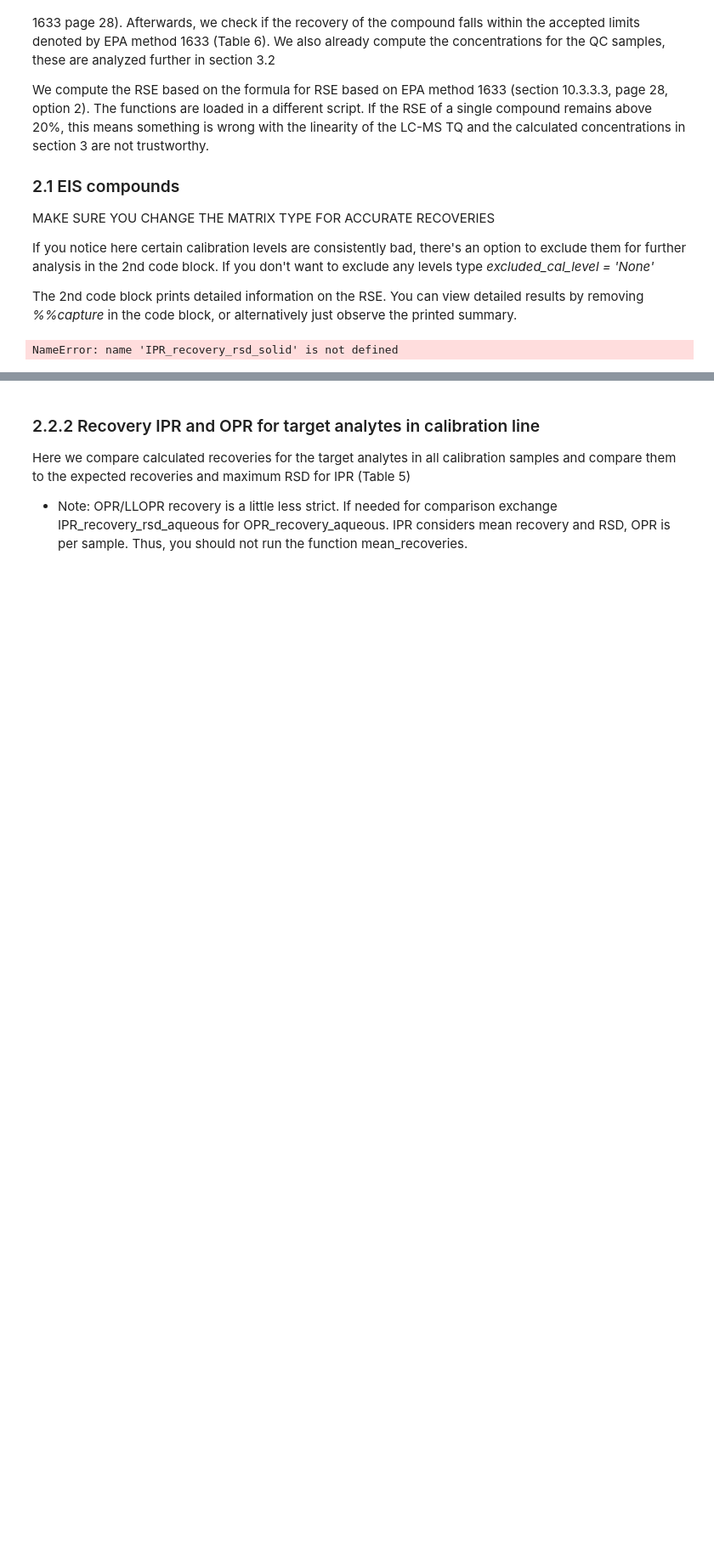
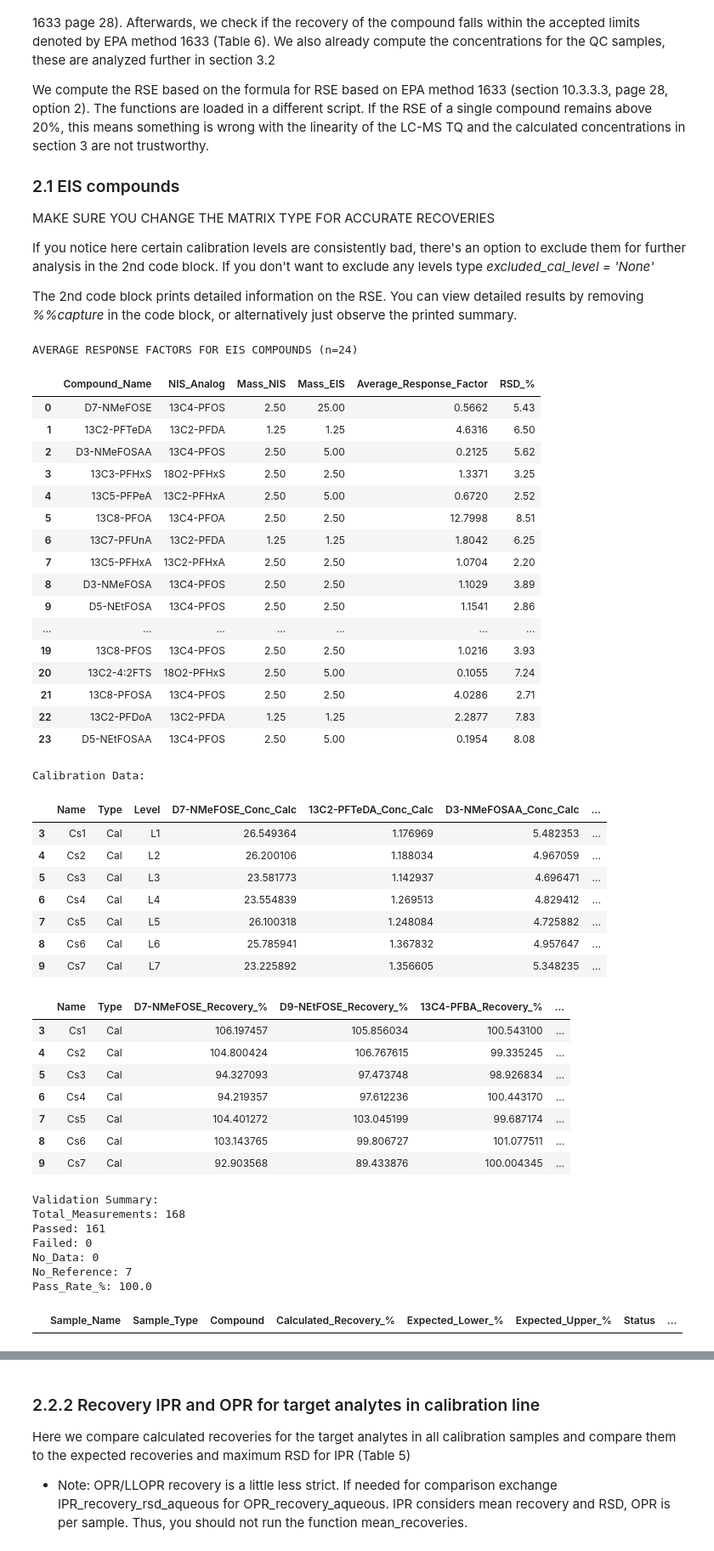
Before and after one commit to valeriederijk/UU_PFAS_lab, a Jupyter notebook: Quantitative_calc_PFAS_clean2.ipynb, the cells around one changed output, grey strips where cells are left out. Shown: that part at 85% size. Drawn from its saved outputs; the diff is of its cells as text; code cells hidden in the pictures; blank space fills up the shorter version.

```diff
--- a/Quantitative_calc_PFAS_clean2.ipynb
+++ b/Quantitative_calc_PFAS_clean2.ipynb
@@ -41,9 +57,9 @@ from solutions import calibration_solutions
 
 # computation of EIS concentration and recovery rate
 from solutions import NIS_stock, EIS_stock
-from allowed_recoveries import EIS_NIS_compound_recovery_aqueous,EIS_NIS_compound_recovery_solid, OPR_recovery_aqueous, OPR_recovery_solid, IPR_recovery_rsd_solid
+from allowed_recoveries import EIS_NIS_compound_recovery_aqueous,EIS_NIS_compound_recovery_solid, OPR_recovery_aqueous, OPR_recovery_solid, IPR_recovery_rsd_solid, IPR_recovery_rsd_aqueous
 
-matrix_type = "solid"  # or "solid
+matrix_type = "aqueous"  # or "solid
 
 # Select appropriate recovery limits based on matrix type
 if matrix_type.lower() == "aqueous":
@@ -58,34 +74,76 @@ else:
     raise ValueError(f"Unknown matrix type: {matrix_type}. Use 'aqueous' or 'solid'")
 
 #calculations
 eis_RFS = calculate_average_RFs_EIS(rawdata, EIS_NIS_analogs, calibration_solutions)
 
 
 Ws_cal = 0.25#ml
 dilution_NIS_stock_cal = 40 #dilution cal
 dilution_EIS_stock_cal = 40 #dilution cal
 spiked_amount_cal = 0.05 #ml
 Df_cal = 1 #dilution factor
 spiked_amount = 0.05 #ml
 
 dilution_EIS_stock = 2
 spiked_amount_EIS =0.05 #ml
 
 #calibration line
 conc_EIS_cal, conc_QC = calculate_conc_EIS_cal(rawdata, eis_RFS, dilution_NIS_stock_cal, Ws_cal,
                           EIS_NIS_analogs, Df_cal, NIS_stock, spiked_amount_cal)
 
 calculated_recoveries_EIS_cal = calculate_recoveries(conc_EIS_cal, expected_concs_EIS)
 
 validation_results_cal= validate_recoveries(calculated_recoveries_EIS_cal, EIS_NIS_compound_recovery)
 summary_cal = summarize_validation_results(validation_results_cal)
 print("Validation Summary:")
 for key, value in summary_cal['Overall'].items():
     print(f"{key}: {value}")
 
 failed_recoveries_cal = get_failed_recoveries(validation_results_cal)
 # %% [output]
-NameError: name 'IPR_recovery_rsd_solid' is not defined
+AVERAGE RESPONSE FACTORS FOR EIS COMPOUNDS (n=24)
+|  | Compound_Name | NIS_Analog | Mass_NIS | Mass_EIS | Average_Response_Factor | RSD_% |
+| 0 | D7-NMeFOSE | 13C4-PFOS | 2.50 | 25.00 | 0.5662 | 5.43 |
+| 1 | 13C2-PFTeDA | 13C2-PFDA | 1.25 | 1.25 | 4.6316 | 6.50 |
+| 2 | D3-NMeFOSAA | 13C4-PFOS | 2.50 | 5.00 | 0.2125 | 5.62 |
+| 3 | 13C3-PFHxS | 18O2-PFHxS | 2.50 | 2.50 | 1.3371 | 3.25 |
+| 4 | 13C5-PFPeA | 13C2-PFHxA | 2.50 | 5.00 | 0.6720 | 2.52 |
+| 5 | 13C8-PFOA | 13C4-PFOA | 2.50 | 2.50 | 12.7998 | 8.51 |
+| 6 | 13C7-PFUnA | 13C2-PFDA | 1.25 | 1.25 | 1.8042 | 6.25 |
+| 7 | 13C5-PFHxA | 13C2-PFHxA | 2.50 | 2.50 | 1.0704 | 2.20 |
+| 8 | D3-NMeFOSA | 13C4-PFOS | 2.50 | 2.50 | 1.1029 | 3.89 |
+| 9 | D5-NEtFOSA | 13C4-PFOS | 2.50 | 2.50 | 1.1541 | 2.86 |
+| ... | ... | ... | ... | ... | ... | ... |
+| 19 | 13C8-PFOS | 13C4-PFOS | 2.50 | 2.50 | 1.0216 | 3.93 |
+| 20 | 13C2-4:2FTS | 18O2-PFHxS | 2.50 | 5.00 | 0.1055 | 7.24 |
+| 21 | 13C8-PFOSA | 13C4-PFOS | 2.50 | 2.50 | 4.0286 | 2.71 |
+| 22 | 13C2-PFDoA | 13C2-PFDA | 1.25 | 1.25 | 2.2877 | 7.83 |
+| 23 | D5-NEtFOSAA | 13C4-PFOS | 2.50 | 5.00 | 0.1954 | 8.08 |
+Calibration Data:
+|  | Name | Type | Level | D7-NMeFOSE_Conc_Calc | 13C2-PFTeDA_Conc_Calc | D3-NMeFOSAA_Conc_Calc | ... |
+| 3 | Cs1 | Cal | L1 | 26.549364 | 1.176969 | 5.482353 | ... |
+| 4 | Cs2 | Cal | L2 | 26.200106 | 1.188034 | 4.967059 | ... |
+| 5 | Cs3 | Cal | L3 | 23.581773 | 1.142937 | 4.696471 | ... |
+| 6 | Cs4 | Cal | L4 | 23.554839 | 1.269513 | 4.829412 | ... |
+| 7 | Cs5 | Cal | L5 | 26.100318 | 1.248084 | 4.725882 | ... |
+| 8 | Cs6 | Cal | L6 | 25.785941 | 1.367832 | 4.957647 | ... |
+| 9 | Cs7 | Cal | L7 | 23.225892 | 1.356605 | 5.348235 | ... |
+|  | Name | Type | D7-NMeFOSE_Recovery_% | D9-NEtFOSE_Recovery_% | 13C4-PFBA_Recovery_% | ... |
+| 3 | Cs1 | Cal | 106.197457 | 105.856034 | 100.543100 | ... |
+| 4 | Cs2 | Cal | 104.800424 | 106.767615 | 99.335245 | ... |
+| 5 | Cs3 | Cal | 94.327093 | 97.473748 | 98.926834 | ... |
+| 6 | Cs4 | Cal | 94.219357 | 97.612236 | 100.443170 | ... |
+| 7 | Cs5 | Cal | 104.401272 | 103.045199 | 99.687174 | ... |
+| 8 | Cs6 | Cal | 103.143765 | 99.806727 | 101.077511 | ... |
+| 9 | Cs7 | Cal | 92.903568 | 89.433876 | 100.004345 | ... |
+Validation Summary:
+Total_Measurements: 168
+Passed: 161
+Failed: 0
+No_Data: 0
+No_Reference: 7
+Pass_Rate_%: 100.0
+|  | Sample_Name | Sample_Type | Compound | Calculated_Recovery_% | Expected_Lower_% | Expected_Upper_% | Status | ... |
 # %%
 %%capture
 # RSE EIS Calibration line
```
Also changed, not shown: parts of 9 cells of this notebook, 1 other file.
